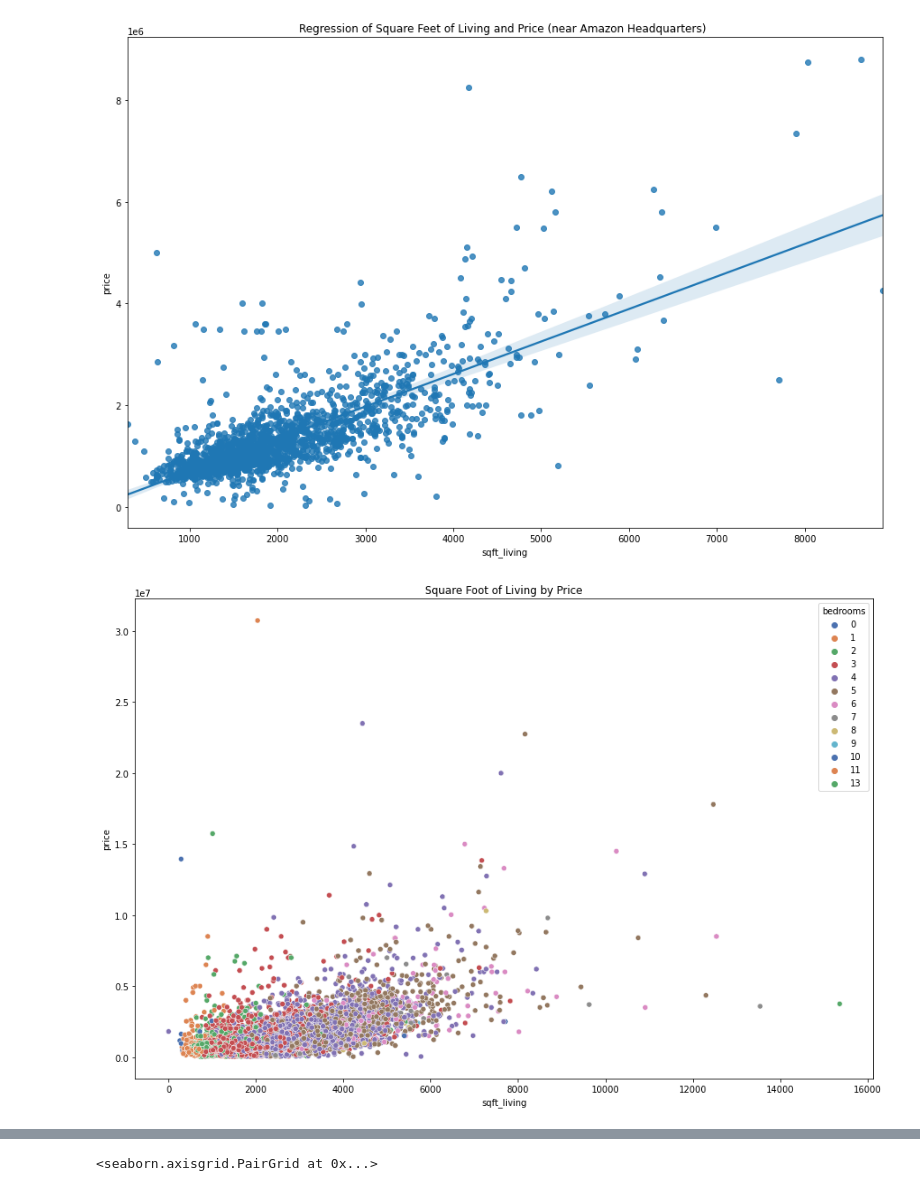
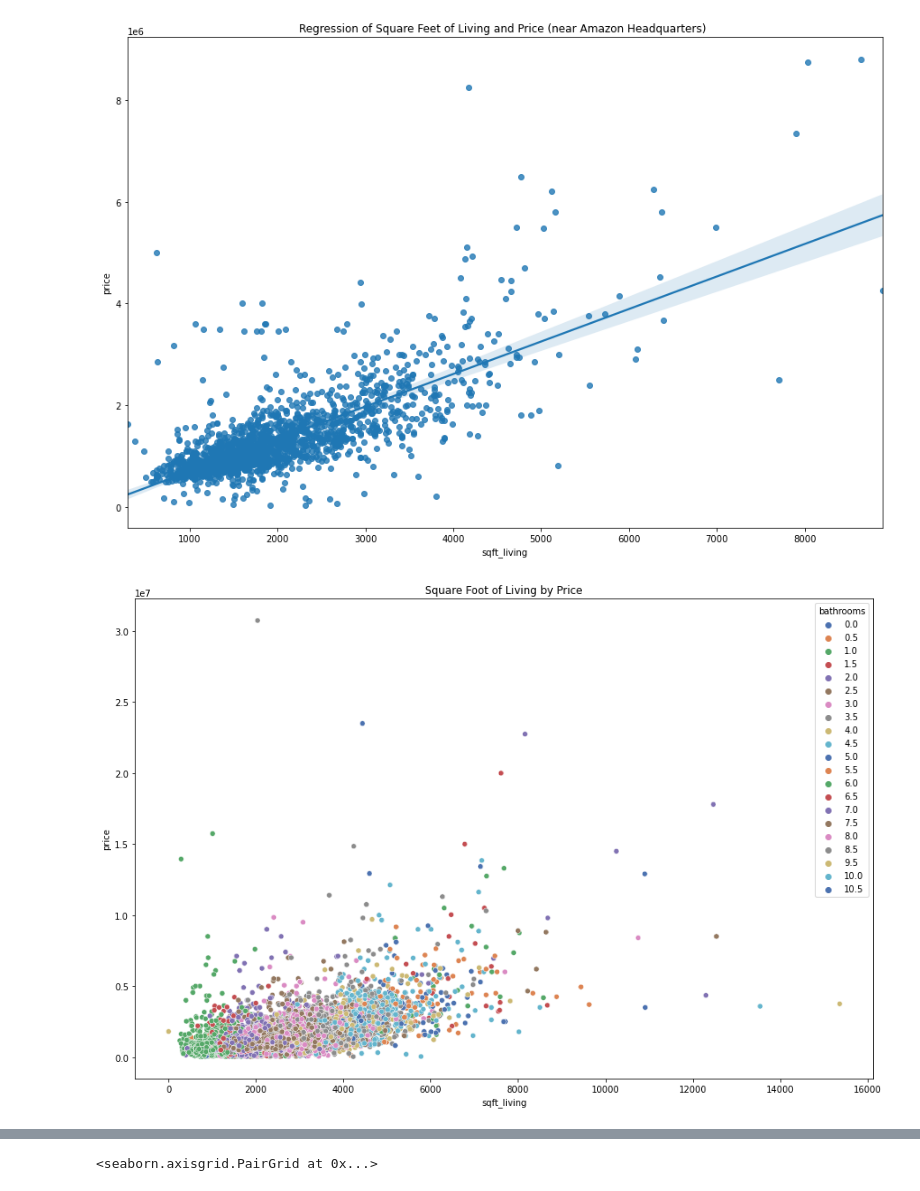
Before and after one commit to ewestrich/King-County-House-Sales, a Jupyter notebook: Daniel/project 2 .ipynb, the cells around one changed output, grey strips where cells are left out. Drawn from its saved outputs; the diff is of its cells as text; code cells hidden in the pictures.

```diff
--- a/Daniel/project 2 .ipynb
+++ b/Daniel/project 2 .ipynb
@@ -109,17 +109,17 @@ ax.set_title('Regression of Square Feet of Living and Price (near Amazon Headqua
 # %%
 #plotting the relationship of sqft of living vs price with bedrooms and bathrooms as other factors
 fig, ax = plt.subplots(figsize = (15,10))
 
 x = realkcdf['sqft_living']
 y = realkcdf['price']
-hue = realkcdf['bedrooms']
-size = realkcdf['bathrooms']
+hue = realkcdf['bathrooms']
+size = realkcdf['bedrooms']
 #hue = hue, palette = 'deep', size = size,
 
 sns.scatterplot(x = x, y = y, hue = hue, palette = 'deep', ax=ax)
 ax.set_title('Square Foot of Living by Price');
 # %% [output]
-[figure, old version]
+[figure, new version]
 # %%
 #plotting the view category and the mean price for each
 fig, ax = plt.subplots(figsize = (15,10))
```
Also changed, not shown: parts of 3 cells of this notebook.
